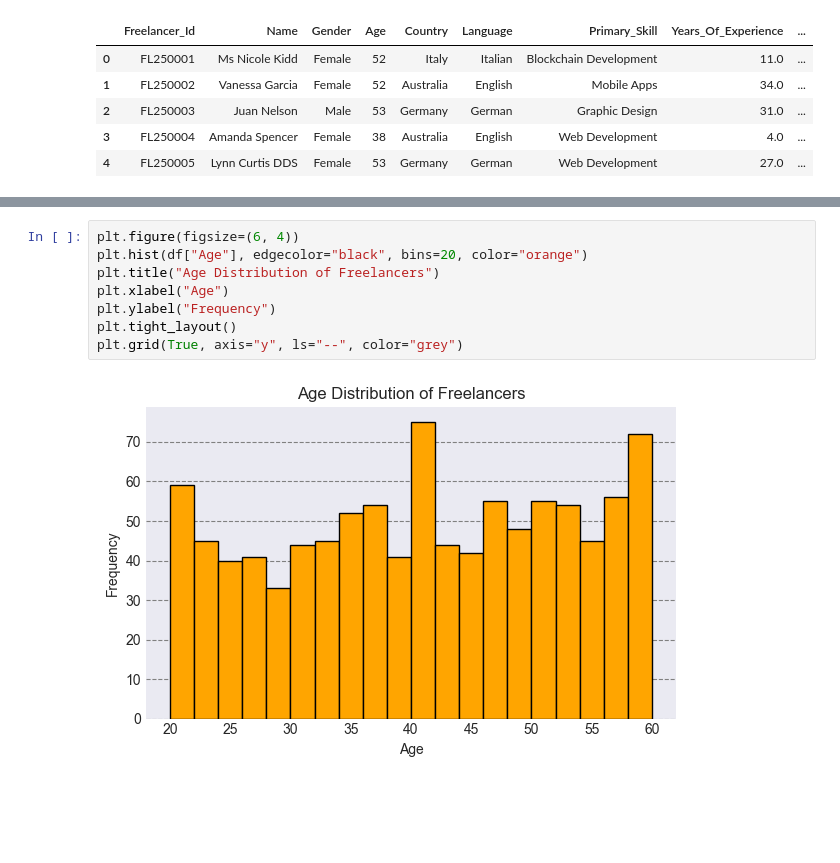
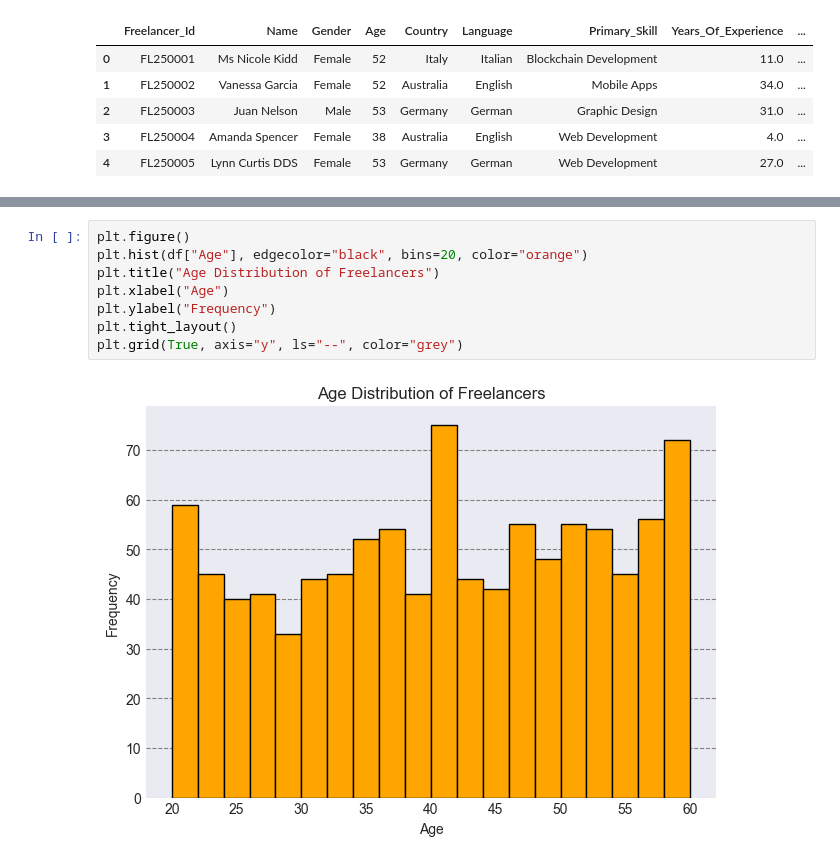
Before and after one commit to Hrushikesh-Kovi/Global-Freelancers-Data-Analysis_DAP-4, a Jupyter notebook: Global Freelancer Data Cleaning.ipynb, the cells around one changed output, grey strips where cells are left out. Cells and saved outputs as stored; diff of their text form; blank space fills up the shorter version.

```diff
--- a/Global Freelancer Data Cleaning.ipynb
+++ b/Global Freelancer Data Cleaning.ipynb
@@ -276,10 +263,10 @@ plt.grid(True, ls="--", color="grey", axis="x")
 # %%
-plt.figure(figsize=(6, 4))
+plt.figure()
 plt.hist(df["Age"], edgecolor="black", bins=20, color="orange")
 plt.title("Age Distribution of Freelancers")
 plt.xlabel("Age")
 plt.ylabel("Frequency")
 plt.tight_layout()
 plt.grid(True, axis="y", ls="--", color="grey")
 # %% [output]
-[figure, old version]
+[figure, new version]
```
Also changed, not shown: parts of 27 cells of this notebook.
